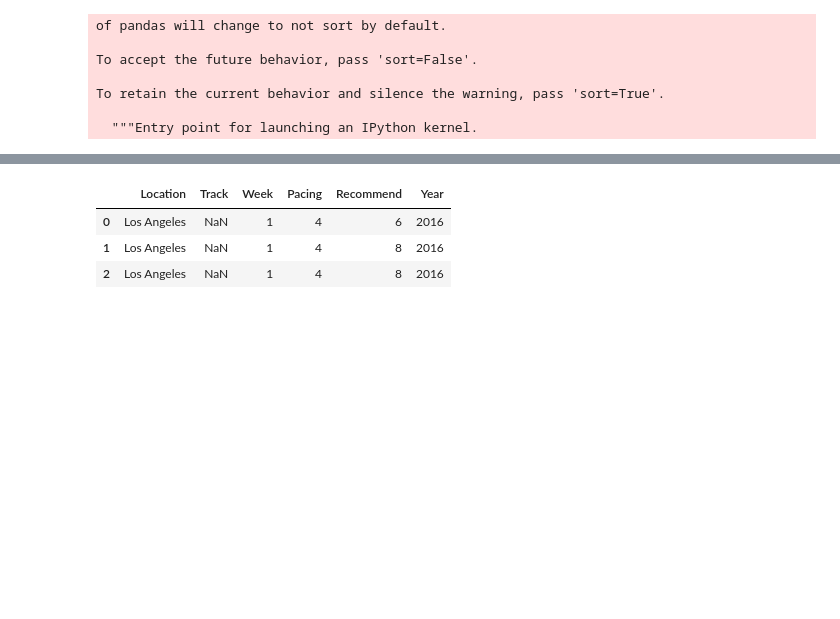
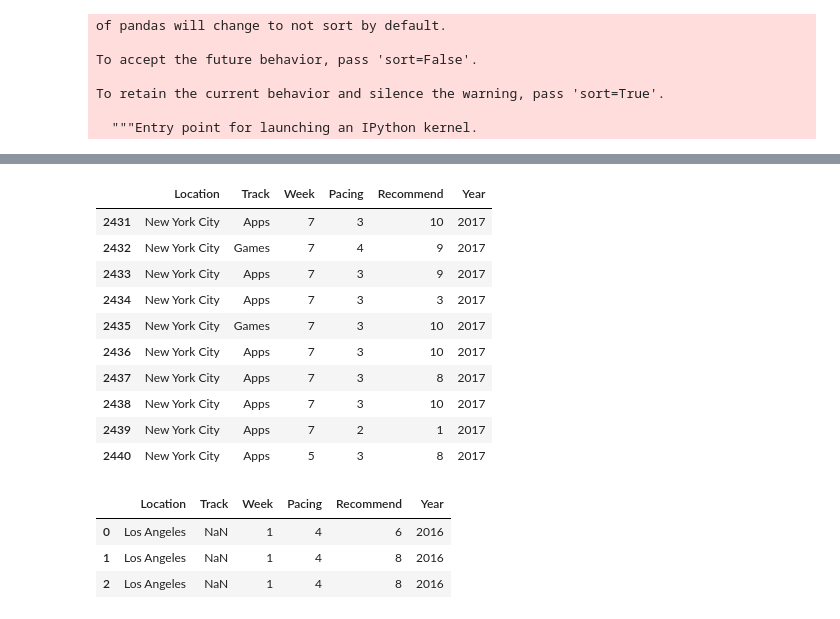
Before and after one commit to Sukhrobjon/DS-1.1, a Jupyter notebook: summer_academy_NPS/second_data_2016.ipynb, the cells around one changed output, grey strips where cells are left out. Drawn from its saved outputs; the diff is of its cells as text; code cells hidden in the pictures; blank space fills up the shorter version.

```diff
--- a/summer_academy_NPS/second_data_2016.ipynb
+++ b/summer_academy_NPS/second_data_2016.ipynb
@@ -541,3 +552,17 @@ dataset_final.head()
+# %%
+dataset_final.tail(10)
+# %% [output]
+|  | Location | Track | Week | Pacing | Recommend | Year |
+| 2431 | New York City | Apps | 7 | 3 | 10 | 2017 |
+| 2432 | New York City | Games | 7 | 4 | 9 | 2017 |
+| 2433 | New York City | Apps | 7 | 3 | 9 | 2017 |
+| 2434 | New York City | Apps | 7 | 3 | 3 | 2017 |
+| 2435 | New York City | Games | 7 | 3 | 10 | 2017 |
+| 2436 | New York City | Apps | 7 | 3 | 10 | 2017 |
+| 2437 | New York City | Apps | 7 | 3 | 8 | 2017 |
+| 2438 | New York City | Apps | 7 | 3 | 10 | 2017 |
+| 2439 | New York City | Apps | 7 | 2 | 1 | 2017 |
+| 2440 | New York City | Apps | 5 | 3 | 8 | 2017 |
 # %%
 desired_order = ["Location", "Track", "Week", "Pacing", "Recommend", "Year"]
 dataset_final = dataset_final[desired_order]
```
Also changed, not shown: parts of 12 cells of this notebook.
